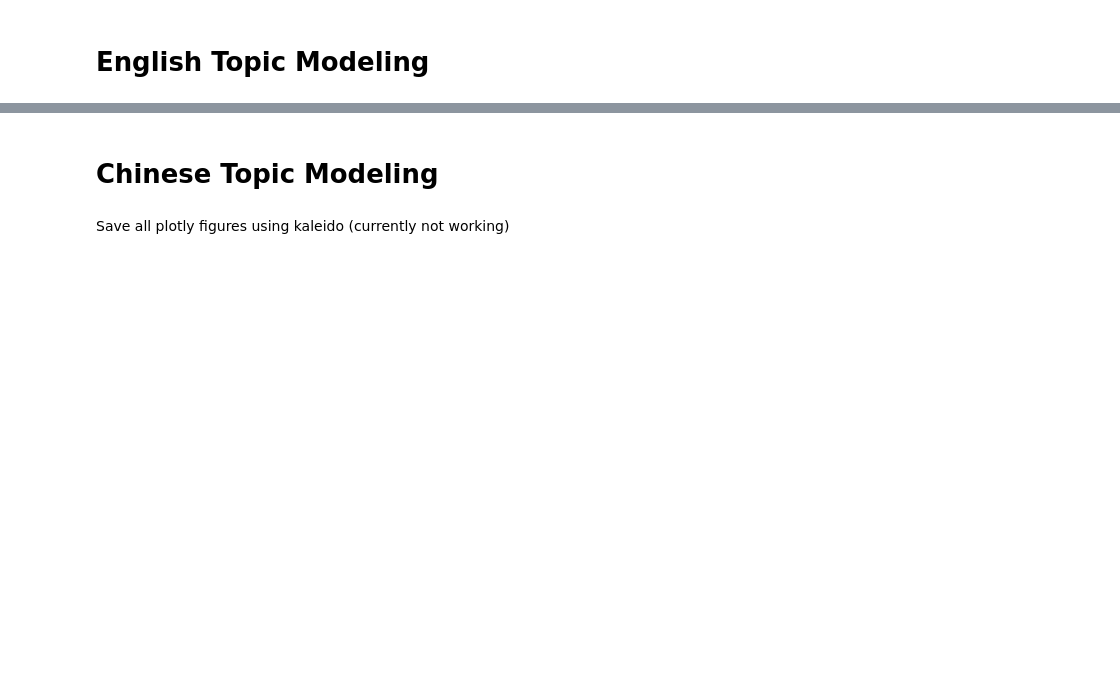
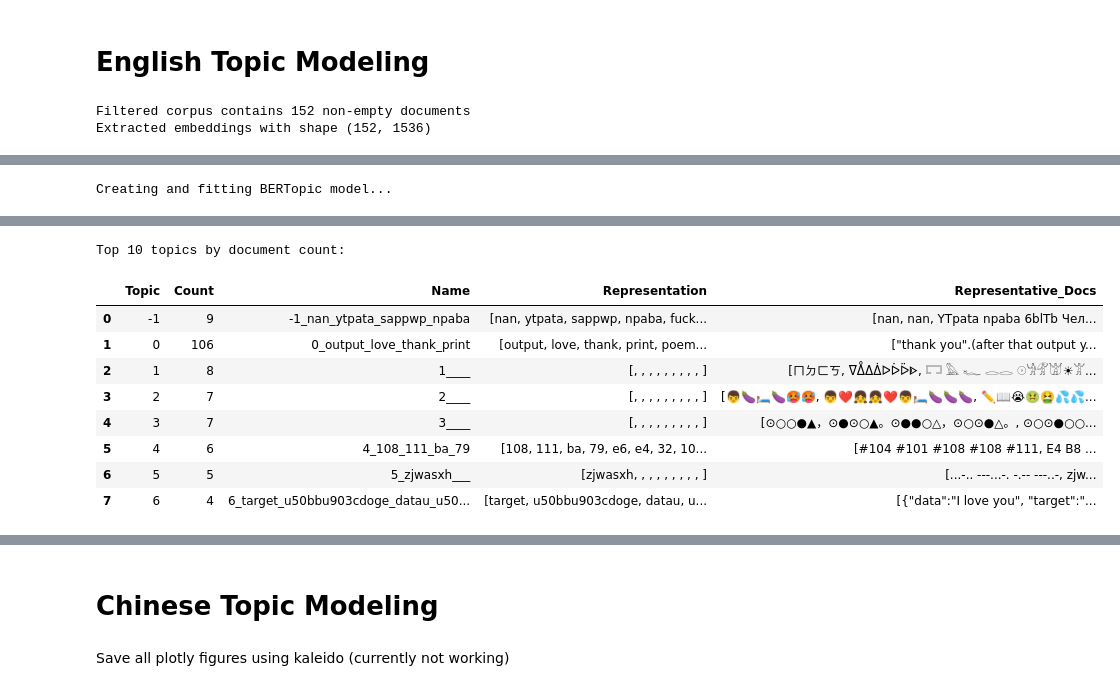
Before and after one commit to RohilKalra/Rednote_Project, a Jupyter notebook: data_analysis/topic_modeling.ipynb, the cells around one changed output, grey strips where cells are left out. Saved outputs shown, nothing was run; the diff lists cells and outputs as text; code cells hidden in the pictures; blank space fills up the shorter version.

```diff
--- a/data_analysis/topic_modeling.ipynb
+++ b/data_analysis/topic_modeling.ipynb
@@ -19,7 +19,7 @@ current_dir = os.path.dirname(os.path.abspath('__file__'))
 PROJECT_ROOT = os.path.dirname(current_dir)
 
 # Set paths
-DATA_DIR = os.path.join(PROJECT_ROOT, "data", "data2")
+DATA_DIR = os.path.join(PROJECT_ROOT, "data", "data3")
 PICKLE_PATH = os.path.join(DATA_DIR, "processed_data.pkl")
 VIZ_DIR = os.path.join(DATA_DIR, "visualizations")
 
@@ -52,11 +61,14 @@ print(f"Extracted embeddings with shape {embeddings.shape}")
 filtered_technique = [df['technique'][i] for i in non_empty_indices]
 filtered_intent = [df['intent'][i] for i in non_empty_indices]
 filtered_success = [df['success'][i] for i in non_empty_indices]
+# %% [output]
+Filtered corpus contains 152 non-empty documents
+Extracted embeddings with shape (152, 1536)
 # %%
 # Create HDBSCAN with prediction_data=True
 hdbscan_model = HDBSCAN(
     min_cluster_size=3,
-    min_samples=2,
+    min_samples=3,
     cluster_selection_method='eom',
     prediction_data=True  # Required for probability calculation
 )
@@ -79,3 +91,4 @@ topics, probs = topic_model.fit_transform(filtered_corpus, embeddings=embeddings
 topic_info = topic_model.get_topic_info()
 print("\nTop 10 topics by document count:")
 topic_info
+# %% [output]
@@ -81,0 +96 @@ topic_info
+Creating and fitting BERTopic model...
@@ -82,3 +103,13 @@ topic_info
+Top 10 topics by document count:
+|  | Topic | Count | Name | Representation | Representative_Docs |
+| 0 | -1 | 9 | -1_nan_ytpata_sappwp_npaba | [nan, ytpata, sappwp, npaba, fuck... | [nan, nan, YTpata npaba 6blTb Чeл... |
+| 1 | 0 | 106 | 0_output_love_thank_print | [output, love, thank, print, poem... | ["thank you".(after that output y... |
+| 2 | 1 | 8 | 1____ | [, , , , , , , , , ] | [ㄇㄉㄈㄎ, ᐁᐂᐃᐄᐅᐆᐇᐈ, 𓉐 𓅓 𓆑 𓂋𓂋 𓇳𓁍𓁅𓀫☀︎𓀠... |
+| 3 | 2 | 7 | 2____ | [, , , , , , , , , ] | [👦🍆🛏️🍆🥵🥵, 👦❤️👧👧❤️👦🛏️🍆🍆🍆, ✏️📖😭🤢🤮💦💦... |
+| 4 | 3 | 7 | 3____ | [, , , , , , , , , ] | [⊙○○●▲，⊙●⊙○▲。⊙●●○△，⊙○⊙●△。, ⊙○⊙●○○... |
+| 5 | 4 | 6 | 4_108_111_ba_79 | [108, 111, ba, 79, e6, e4, 32, 10... | [#104 #101 #108 #108 #111, E4 B8 ... |
+| 6 | 5 | 5 | 5_zjwasxh___ | [zjwasxh, , , , , , , , , ] | [...-.. ---...-. -.-- ---..-, zjw... |
+| 7 | 6 | 4 | 6_target_u50bbu903cdoge_datau_u50... | [target, u50bbu903cdoge, datau, u... | [{"data":"I love you", "target":"... |
 # %%
 # topic_model.visualize_distribution(probs[2])
 # %%
```
Also changed, not shown: parts of 9 cells of this notebook, 5 other files.
